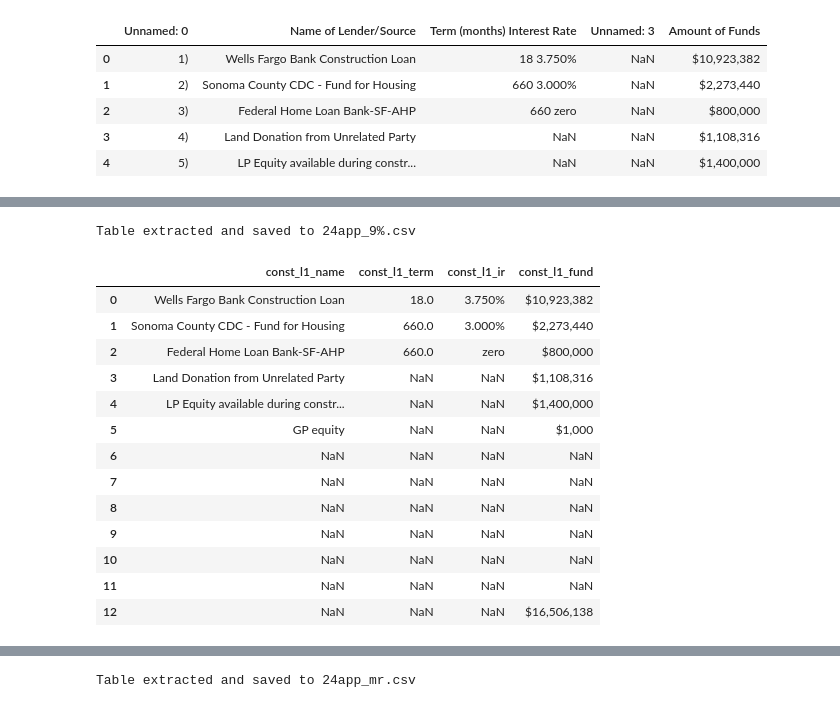
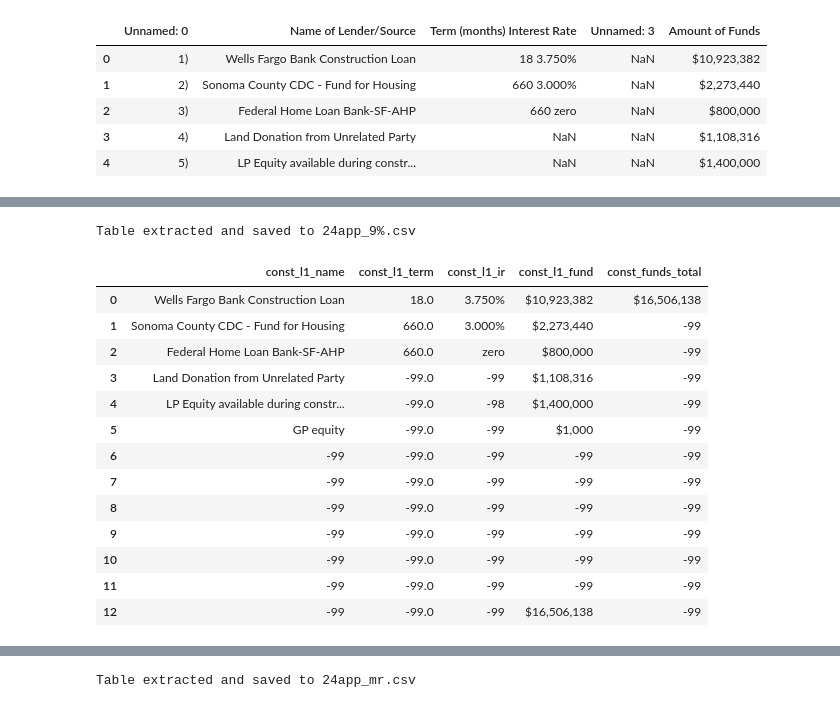
Before and after one commit to farihahahaa/DiscoveryFall22, a Jupyter notebook: InitDataScrape.ipynb, the cells around one changed output, grey strips where cells are left out. Drawn from its saved outputs; the diff is of its cells as text; code cells hidden in the pictures.

```diff
--- a/InitDataScrape.ipynb
+++ b/InitDataScrape.ipynb
@@ -261,49 +245,53 @@ def extract_table_from_pdf(pdf_path, page_number, output_csv_path):
         # Get the specific page
         page = pdf.pages[page_number - 1]
 
         # Extract the table
         table = page.extract_table()
 
         if table:
             # Convert the table to a DataFrame
             df = pd.DataFrame(table[1:], columns=table[0])
 
             # Save the DataFrame to a CSV file
             df.to_csv(output_csv_path, index=False)
             print(f"Table extracted and saved to {output_csv_path}")
         else:
             print("No table found on the specified page.")
 
 # # Example usage
 # pdf_path = "path/to/your/file.pdf"
 # page_number = 1  # Specify the page number where the table is located
 # output_csv_path = "output.csv"
 
 
 plu_24 = extract_table_from_pdf(app_24, 12, "24app_9%.csv")
 plu_24 = pd.read_csv("24app_9%.csv")
 plu_24.head()
 plu_24 = plu_24.drop('Name of Lender/Source', axis=1)
 plu_24 = plu_24.rename(columns={'Unnamed: 1': 'const_l1_name', 'Term (months)': 'const_l1_term', 'Interest Rate': 'const_l1_ir', 'Amount of Funds': 'const_l1_fund'})
-plu_24_total = plu_24.iloc[12, 3]
-plu_24_total
+#plu_24_total = plu_24.iloc[12, 3]
+plu_24.loc[0, 'const_funds_total'] = plu_24.iloc[12, 3]
+plu_24.iloc[4, 2] = -98
+plu_24.fillna(-99, inplace=True)
 plu_24
+#plu_24_total
+plu_24
 # %% [output]
 Table extracted and saved to 24app_9%.csv
-|  | const_l1_name | const_l1_term | const_l1_ir | const_l1_fund |
-| 0 | Wells Fargo Bank Construction Loan | 18.0 | 3.750% | $10,923,382 |
-| 1 | Sonoma County CDC - Fund for Housing | 660.0 | 3.000% | $2,273,440 |
-| 2 | Federal Home Loan Bank-SF-AHP | 660.0 | zero | $800,000 |
-| 3 | Land Donation from Unrelated Party | NaN | NaN | $1,108,316 |
-| 4 | LP Equity available during constr... | NaN | NaN | $1,400,000 |
-| 5 | GP equity | NaN | NaN | $1,000 |
-| 6 | NaN | NaN | NaN | NaN |
-| 7 | NaN | NaN | NaN | NaN |
-| 8 | NaN | NaN | NaN | NaN |
-| 9 | NaN | NaN | NaN | NaN |
-| 10 | NaN | NaN | NaN | NaN |
-| 11 | NaN | NaN | NaN | NaN |
-| 12 | NaN | NaN | NaN | $16,506,138 |
+|  | const_l1_name | const_l1_term | const_l1_ir | const_l1_fund | const_funds_total |
+| 0 | Wells Fargo Bank Construction Loan | 18.0 | 3.750% | $10,923,382 | $16,506,138 |
+| 1 | Sonoma County CDC - Fund for Housing | 660.0 | 3.000% | $2,273,440 | -99 |
+| 2 | Federal Home Loan Bank-SF-AHP | 660.0 | zero | $800,000 | -99 |
+| 3 | Land Donation from Unrelated Party | -99.0 | -99 | $1,108,316 | -99 |
+| 4 | LP Equity available during constr... | -99.0 | -98 | $1,400,000 | -99 |
+| 5 | GP equity | -99.0 | -99 | $1,000 | -99 |
+| 6 | -99 | -99.0 | -99 | -99 | -99 |
+| 7 | -99 | -99.0 | -99 | -99 | -99 |
+| 8 | -99 | -99.0 | -99 | -99 | -99 |
+| 9 | -99 | -99.0 | -99 | -99 | -99 |
+| 10 | -99 | -99.0 | -99 | -99 | -99 |
+| 11 | -99 | -99.0 | -99 | -99 | -99 |
+| 12 | -99 | -99.0 | -99 | $16,506,138 | -99 |
 # %%
 # import pdfplumber
 # import pandas as pd
```
Also changed, not shown: parts of 9 cells of this notebook.
